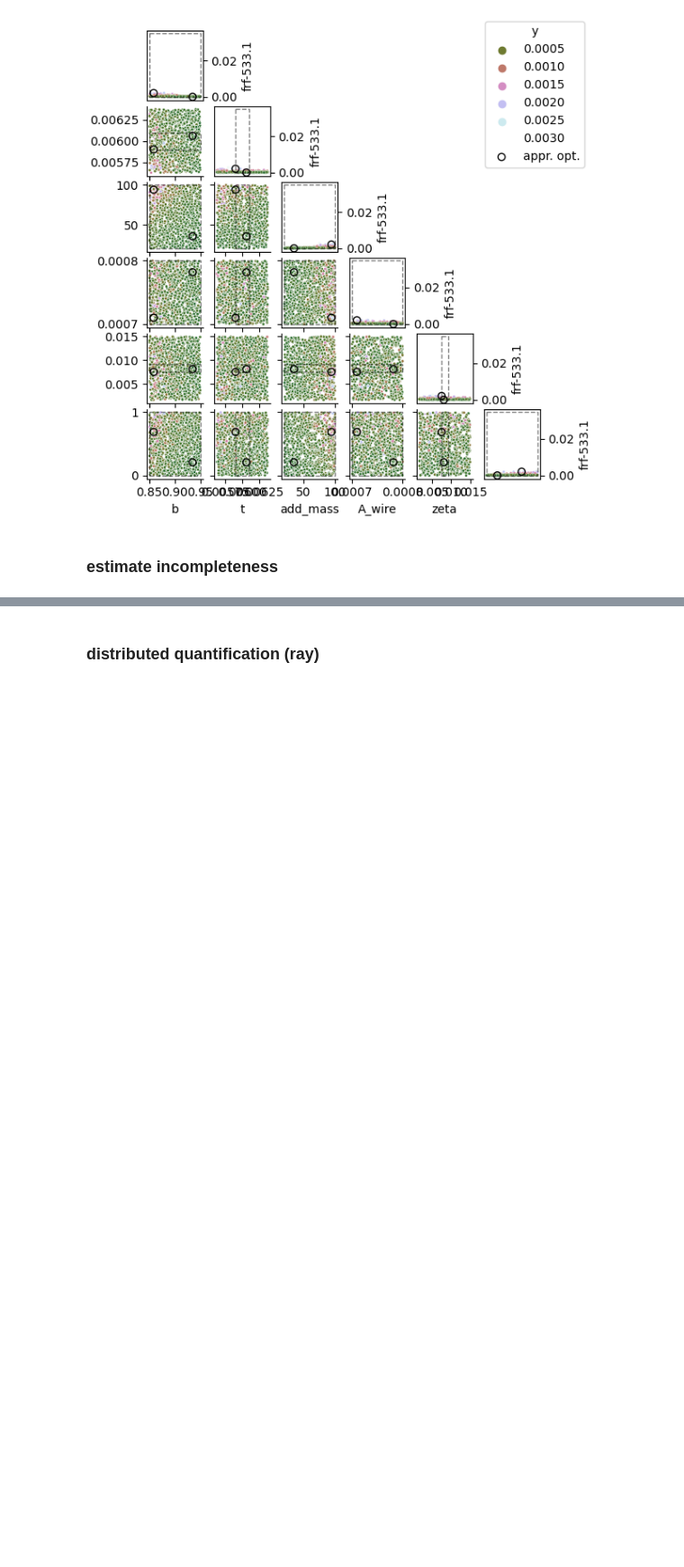
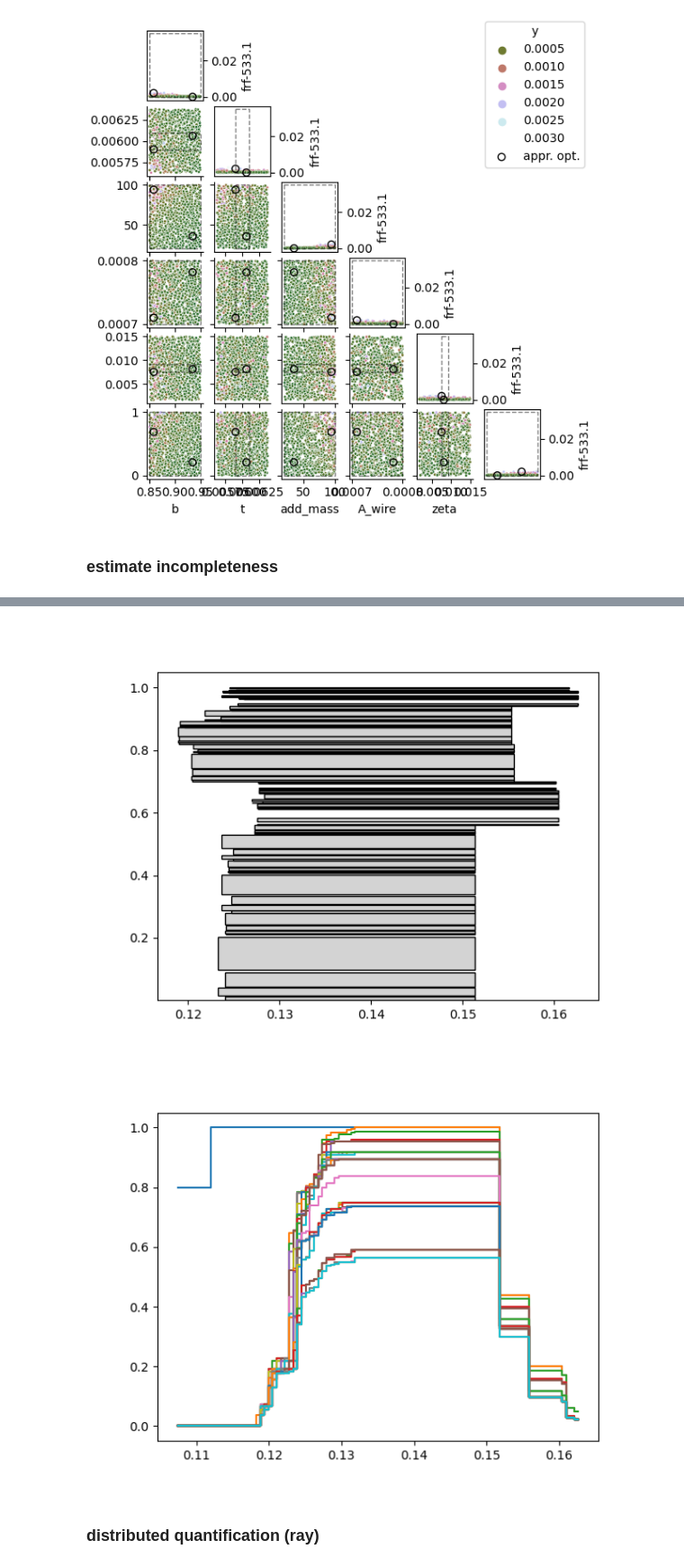
Before and after one commit to simonmarwitz/oma_uq, a Jupyter notebook: evicential_stochastic_beam.ipynb, the cells around one changed output, grey strips where cells are left out. Shown at 90% size. Drawn from its saved outputs; the diff is of its cells as text; code cells hidden in the pictures; blank space fills up the shorter version.

```diff
--- a/evicential_stochastic_beam.ipynb
+++ b/evicential_stochastic_beam.ipynb
@@ -570,10 +597,26 @@ for mode in range(14):
 # %%
-poly_uq.load_state(inc_path)
+# poly_uq.load_state(inc_path)
 focals_stats, focals_mass = poly_uq.focals_stats, poly_uq.focals_mass
+if True:
+    plt.figure()
+    plot_focals(focals_stats[10,:,:],focals_mass, plt.gca())
+
+# display(focals_stats.shape)
 fig, ax1 = plt.subplots()
 bel_stats, pl_stats, q_stats, bins_bel = aggregate_mass(focals_stats, hyc_mass, 10, False)
+# display(pl_stats.shape)
+# display(bins_bel.shape)
 n_bins_bel = bins_bel.shape[0]
-ax1.step(bins_bel, pl_stats[0], where='post',label='plausibility ')
+if True:
+    for i_stat in range(pl_stats.shape[0]):
+        ax1.step(bins_bel, pl_stats[i_stat,:], where='post',label='plausibility ')
+elif True:
+    plt.pcolormesh(bins_bel, target_pdfs, pl_stats, cmap='Greys')
+    # plt.imshow(pl_stats.T, aspect='auto', extent= (np.min(focals_stats), np.max(focals_stats), ),
+    #                     cmap=cmap, origin='lower', vmin=0, vmax=1)
+# %% [output]
+[figure, added]
+[figure, added]
 # %%
 poly_uq = PolyUQ(vars_ale, vars_epi, dim_ex=dim_ex)
 for ret_name in ['damp_freqs','zetas','frf']:
```
Also changed, not shown: parts of 8 cells of this notebook, 1 other file.
